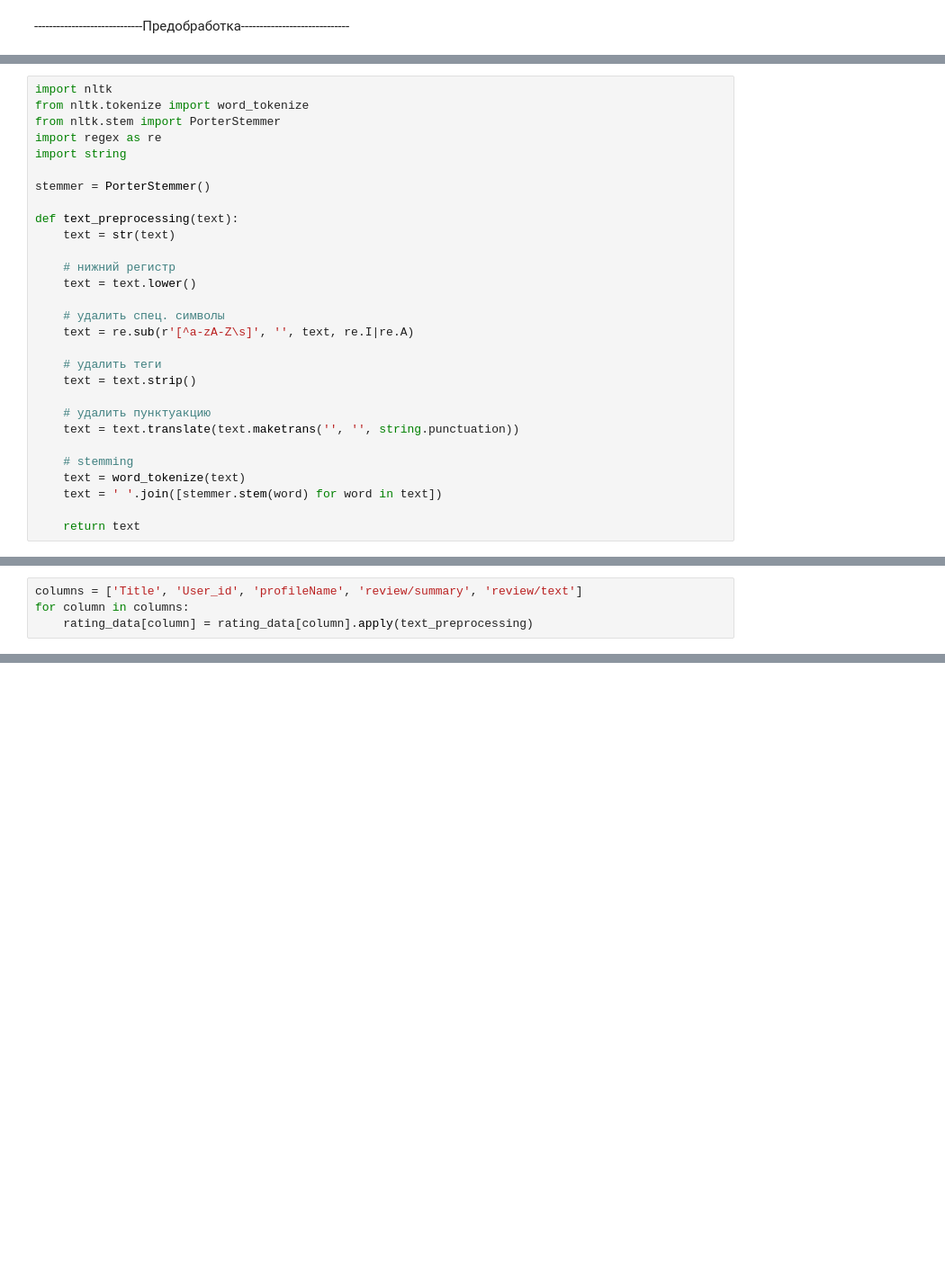
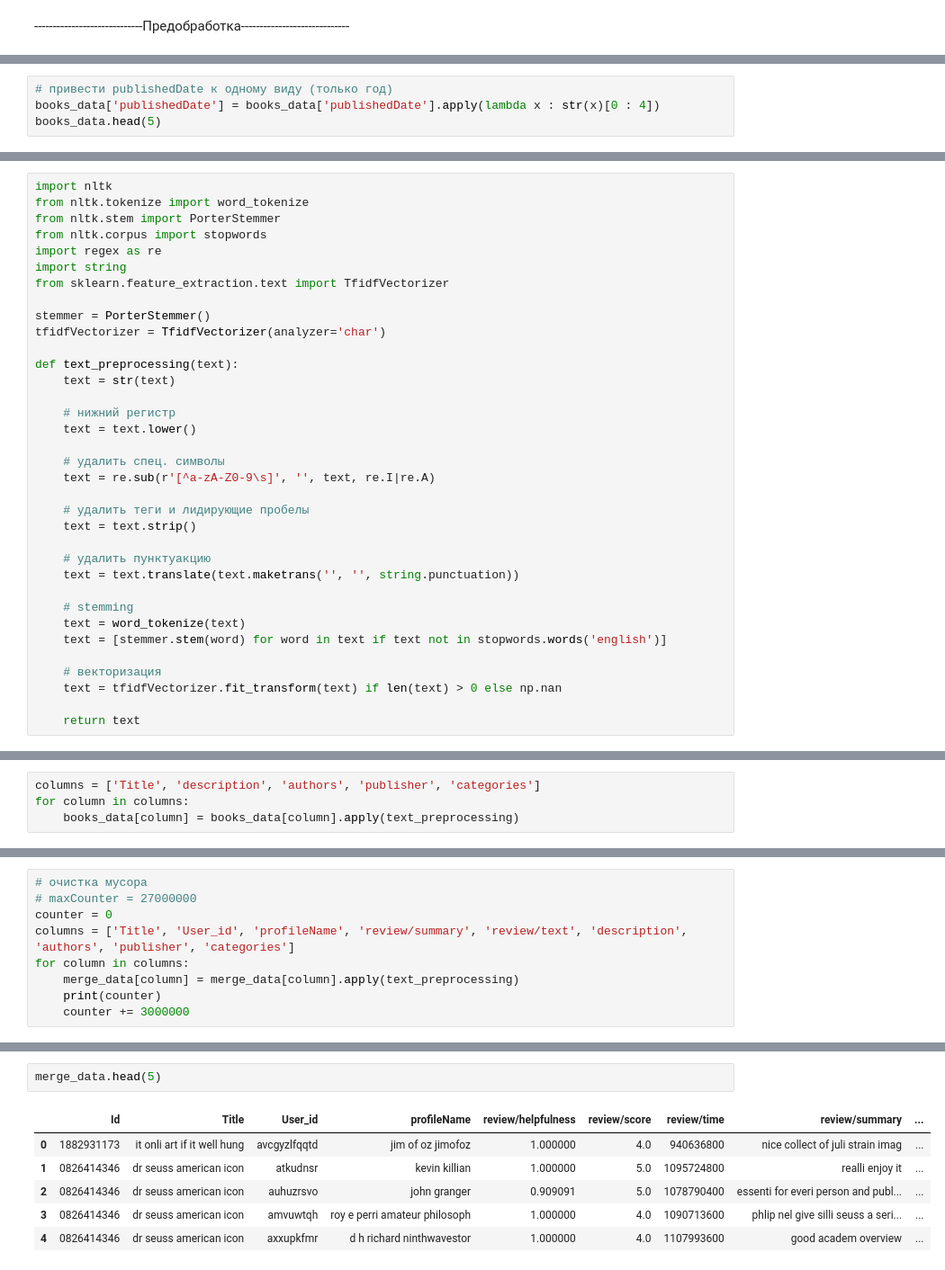
Before and after one commit to LeonSysprog/BookReviews, a Jupyter notebook: ml.ipynb, the cells around one changed output, grey strips where cells are left out. Shown at 90% size. Cells and saved outputs as stored; diff of their text form; blank space fills up the shorter version.

```diff
--- a/ml.ipynb
+++ b/ml.ipynb
@@ -172,0 +282,4 @@ rating_data.head(5)
+# %%
+# привести publishedDate к одному виду (только год)
+books_data['publishedDate'] = books_data['publishedDate'].apply(lambda x : str(x)[0 : 4])
+books_data.head(5)
@@ -174,10 +294,13 @@ rating_data.head(5)
 import nltk
 from nltk.tokenize import word_tokenize
 from nltk.stem import PorterStemmer
+from nltk.corpus import stopwords
 import regex as re
 import string
+from sklearn.feature_extraction.text import TfidfVectorizer
 
 stemmer = PorterStemmer()
+tfidfVectorizer = TfidfVectorizer(analyzer='char')
 
 def text_preprocessing(text):
     text = str(text)
@@ -186,9 +309,9 @@ def text_preprocessing(text):
     text = text.lower()
 
     # удалить спец. символы
-    text = re.sub(r'[^a-zA-Z\s]', '', text, re.I|re.A)
+    text = re.sub(r'[^a-zA-Z0-9\s]', '', text, re.I|re.A)
 
-    # удалить теги
+    # удалить теги и лидирующие пробелы
     text = text.strip()
 
     # удалить пунктуакцию
@@ -196,6 +319,9 @@ def text_preprocessing(text):
 
     # stemming
     text = word_tokenize(text)
-    text = ' '.join([stemmer.stem(word) for word in text])
+    text = [stemmer.stem(word) for word in text if text not in stopwords.words('english')]
+
+    # векторизация
+    text = tfidfVectorizer.fit_transform(text) if len(text) > 0 else np.nan
 
     return text
@@ -206,4 +337,4 @@ print(text_preprocessing(rating_data['review/text'][3]))
 # %%
-columns = ['Title', 'User_id', 'profileName', 'review/summary', 'review/text']
+columns = ['Title', 'description', 'authors', 'publisher', 'categories']
 for column in columns:
-    rating_data[column] = rating_data[column].apply(text_preprocessing)
+    books_data[column] = books_data[column].apply(text_preprocessing)
@@ -209,0 +344,9 @@ for column in columns:
+# %%
+# очистка мусора
+# maxCounter = 27000000
+counter = 0
+columns = ['Title', 'User_id', 'profileName', 'review/summary', 'review/text', 'description', 'authors', 'publisher', 'categories']
+for column in columns:
+    merge_data[column] = merge_data[column].apply(text_preprocessing)
+    print(counter)
+    counter += 3000000
@@ -209,0 +363,9 @@ for column in columns:
+# %%
+merge_data.head(5)
+# %% [output]
+|  | Id | Title | User_id | profileName | review/helpfulness | review/score | review/time | review/summary | ... |
+| 0 | 1882931173 | it onli art if it well hung | avcgyzlfqqtd | jim of oz jimofoz | 1.000000 | 4.0 | 940636800 | nice collect of juli strain imag | ... |
+| 1 | 0826414346 | dr seuss american icon | atkudnsr | kevin killian | 1.000000 | 5.0 | 1095724800 | realli enjoy it | ... |
+| 2 | 0826414346 | dr seuss american icon | auhuzrsvo | john granger | 0.909091 | 5.0 | 1078790400 | essenti for everi person and publ... | ... |
+| 3 | 0826414346 | dr seuss american icon | amvuwtqh | roy e perri amateur philosoph | 1.000000 | 4.0 | 1090713600 | phlip nel give silli seuss a seri... | ... |
+| 4 | 0826414346 | dr seuss american icon | axxupkfmr | d h richard ninthwavestor | 1.000000 | 4.0 | 1107993600 | good academ overview | ... |
```
Also changed, not shown: parts of 22 cells of this notebook, 4 other files.
